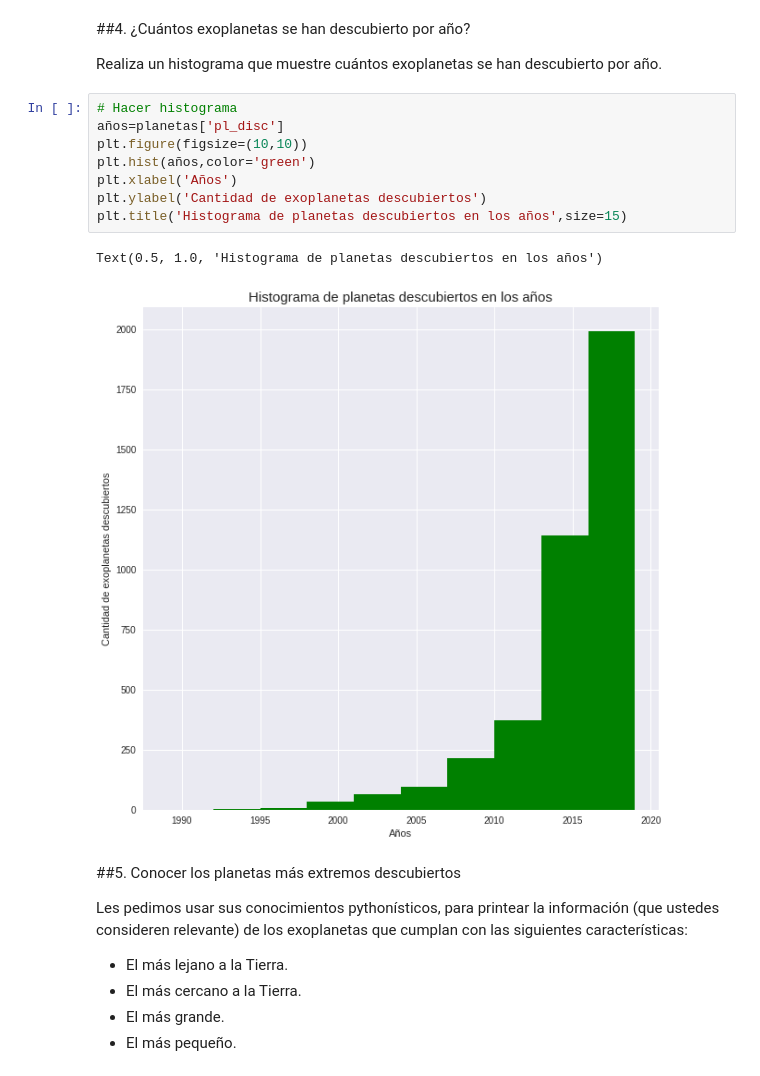
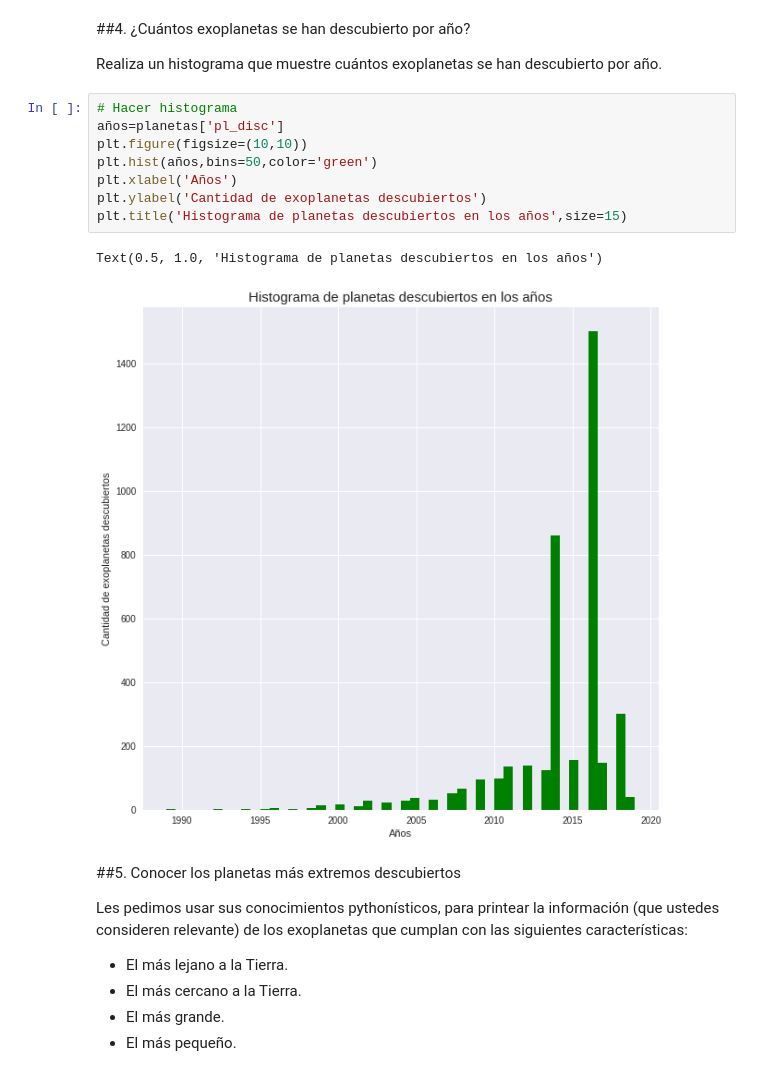
Before and after one commit to SantiagoRios21/minitarea3, a Jupyter notebook: minitarea3.ipynb, the cells around one changed output. Drawn from its saved outputs; the diff is of its cells as text.

```diff
--- a/minitarea3.ipynb
+++ b/minitarea3.ipynb
@@ -237,14 +239,14 @@ Realiza un histograma que muestre cuántos exoplanetas se han descubierto por a
 # %%
 # Hacer histograma
 años=planetas['pl_disc']
 plt.figure(figsize=(10,10))
-plt.hist(años,color='green')
+plt.hist(años,bins=50,color='green')
 plt.xlabel('Años')
 plt.ylabel('Cantidad de exoplanetas descubiertos')
 plt.title('Histograma de planetas descubiertos en los años',size=15)
 # %% [output]
 Text(0.5, 1.0, 'Histograma de planetas descubiertos en los años')
-[figure, old version]
+[figure, new version]
 # %% [markdown]
 ##5. Conocer los planetas más extremos descubiertos
 
```
Also changed, not shown: parts of 5 cells of this notebook.
